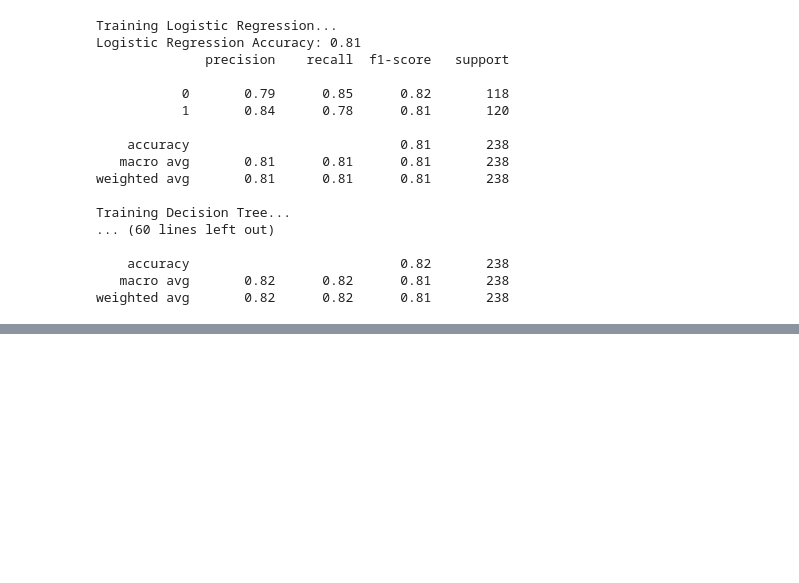
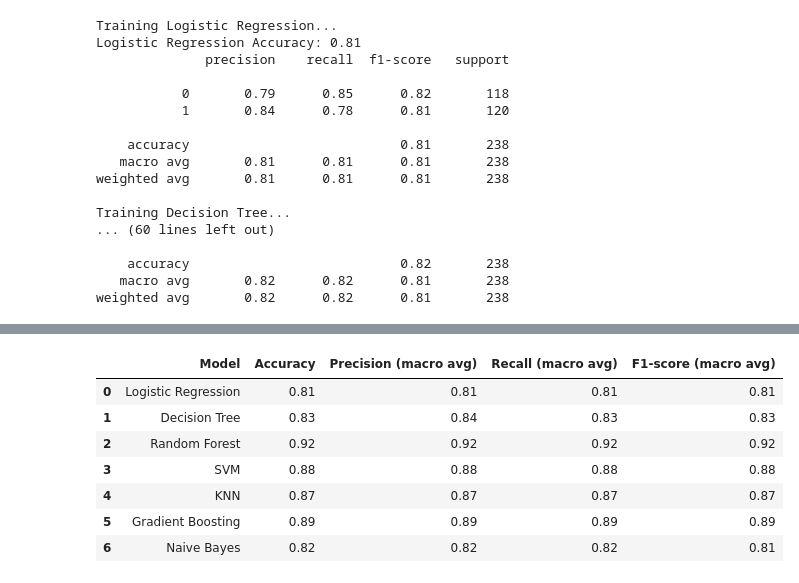
Before and after one commit to Abhkrishnan/MachineLearningGroup12, a Jupyter notebook: PorjectOne/code.ipynb, the cells around one changed output, grey strips where cells are left out. Cells and saved outputs as stored; diff of their text form; code cells hidden in the pictures; blank space fills up the shorter version.

```diff
--- a/PorjectOne/code.ipynb
+++ b/PorjectOne/code.ipynb
@@ -180,0 +200,11 @@ weighted avg       0.82      0.82      0.81       238
+# %%
+results_df
+# %% [output]
+|  | Model | Accuracy | Precision (macro avg) | Recall (macro avg) | F1-score (macro avg) |
+| 0 | Logistic Regression | 0.81 | 0.81 | 0.81 | 0.81 |
+| 1 | Decision Tree | 0.83 | 0.84 | 0.83 | 0.83 |
+| 2 | Random Forest | 0.92 | 0.92 | 0.92 | 0.92 |
+| 3 | SVM | 0.88 | 0.88 | 0.88 | 0.88 |
+| 4 | KNN | 0.87 | 0.87 | 0.87 | 0.87 |
+| 5 | Gradient Boosting | 0.89 | 0.89 | 0.89 | 0.89 |
+| 6 | Naive Bayes | 0.82 | 0.82 | 0.82 | 0.81 |
```
Also changed, not shown: parts of 3 cells of this notebook.
